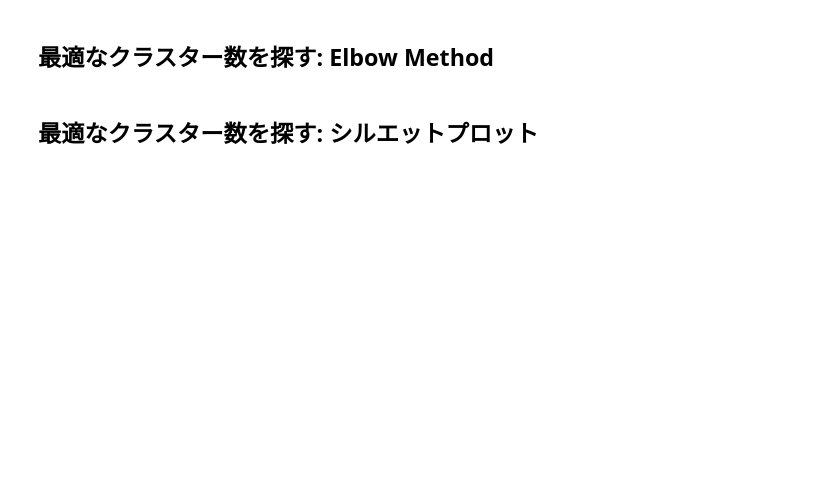
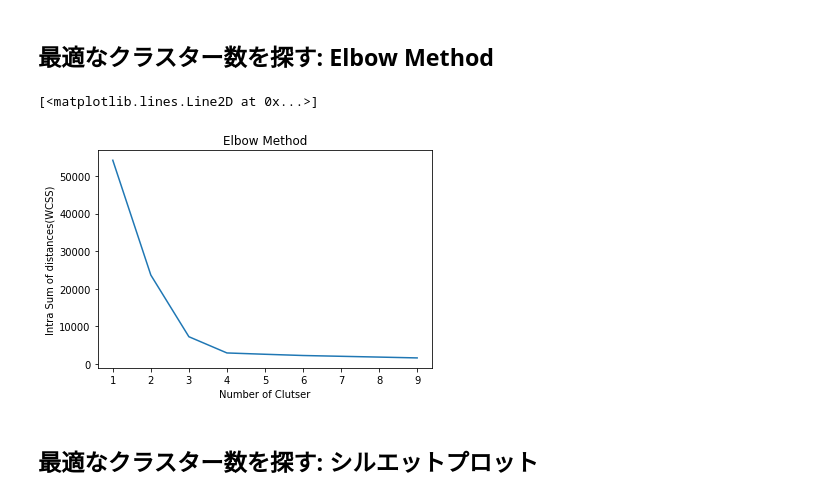
Before and after one commit to yosukekatada/python_ml_study, a Jupyter notebook: 20161221_fourth_meeting/KMeans法を使ってみよう.ipynb, the cells around one changed output. Saved outputs shown, nothing was run; the diff lists cells and outputs as text; code cells hidden in the pictures; blank space fills up the shorter version.

```diff
--- a/20161221_fourth_meeting/KMeans法を使ってみよう.ipynb
+++ b/20161221_fourth_meeting/KMeans法を使ってみよう.ipynb
@@ -101,10 +108,13 @@ for k in clusters_:
 # %%
 fig = plt.figure()
 ax = fig.add_subplot(1,1,1)
 ax.set_title(u"Elbow Method")
 ax.set_xlabel("Number of Clutser")
-ax.set_ylabel("Intra Sum of distances")
+ax.set_ylabel("Intra Sum of distances(WCSS)")
 plt.plot(clusters_, intra_sum_of_square_list)
+# %% [output]
+[<matplotlib.lines.Line2D at 0x...>]
+[figure, added]
 # %% [markdown]
 <h2>最適なクラスター数を探す: シルエットプロット</h2>
 # %%
```
Also changed, not shown: parts of 13 cells of this notebook.
